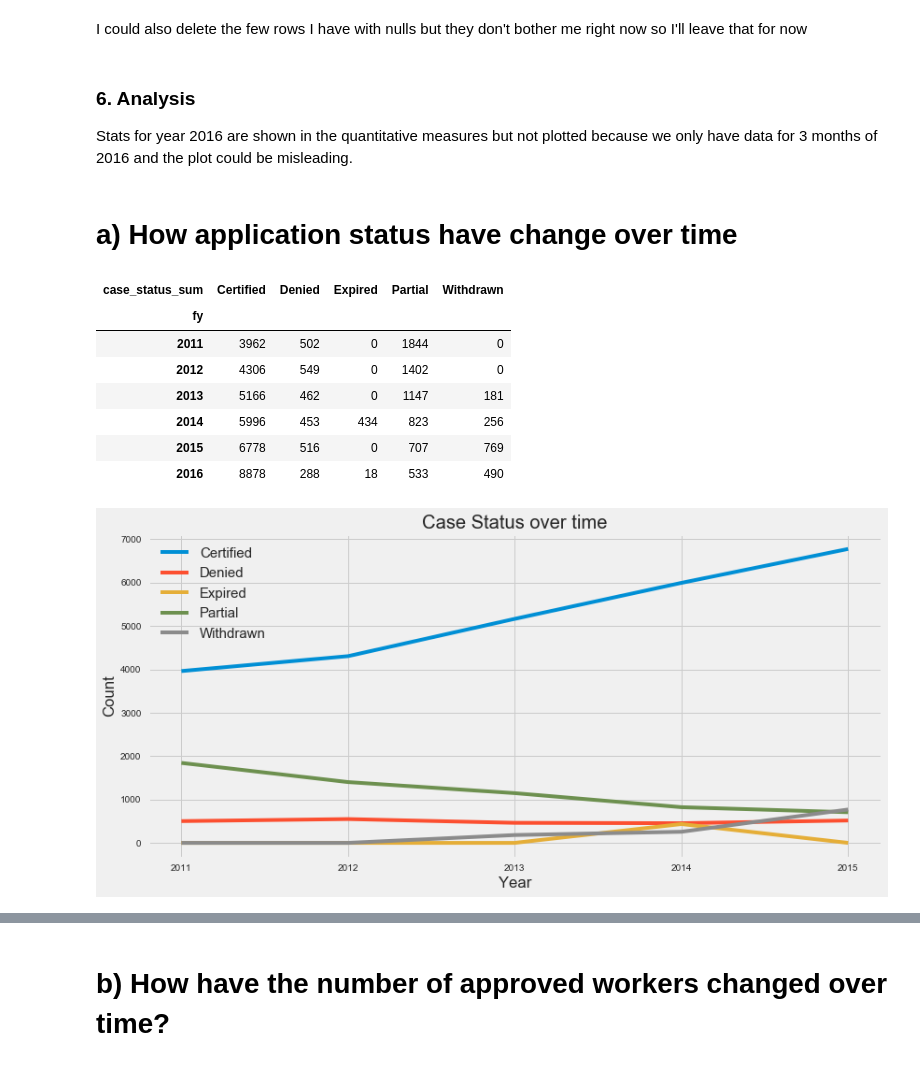
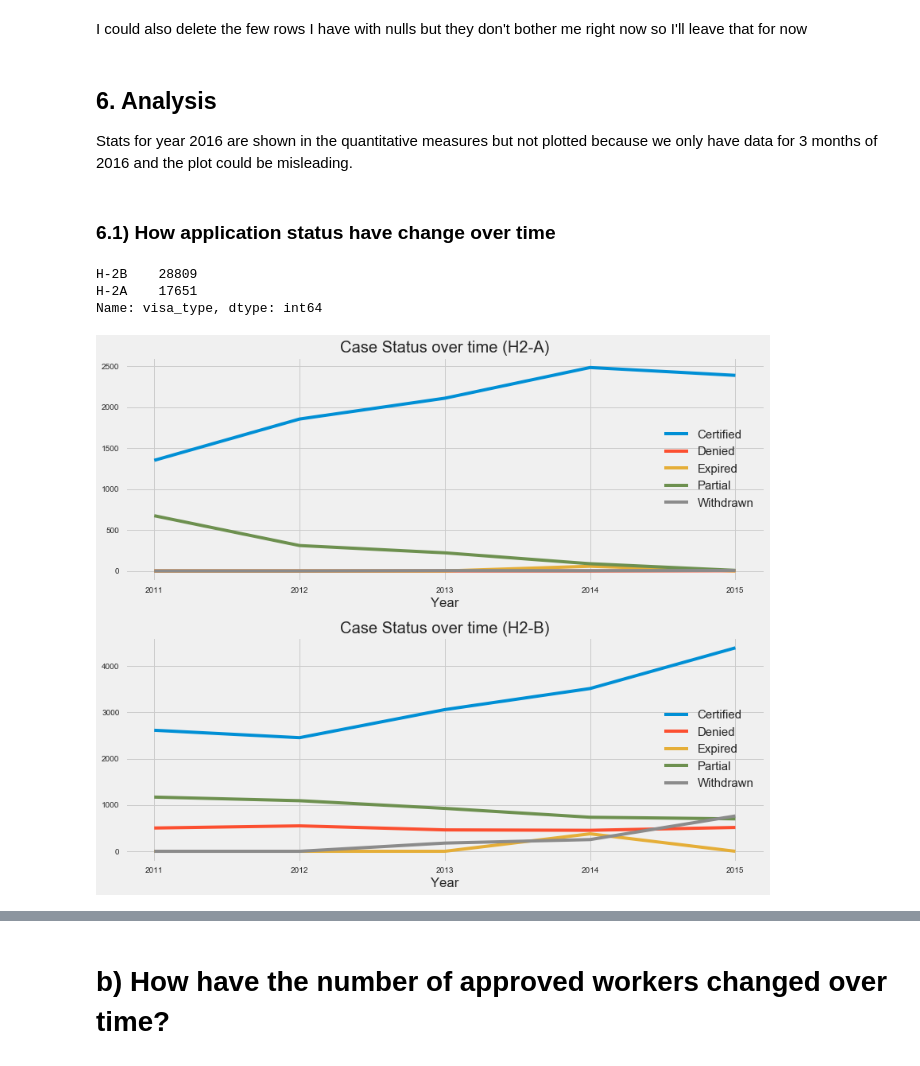
Before and after one commit to nachocarracedo/portfolio, a Jupyter notebook: H2_Visas/h2_visas_analysis.ipynb, the cells around one changed output, grey strips where cells are left out. Saved outputs shown, nothing was run; the diff lists cells and outputs as text; code cells hidden in the pictures.

Commit message:
visas

```diff
--- a/H2_Visas/h2_visas_analysis.ipynb
+++ b/H2_Visas/h2_visas_analysis.ipynb
@@ -763,2 +750,0 @@ It looks the city is in Canada/Saskatchewan (SK).Let's fix it:
-# %%
-h2visas_df.loc[h2visas_df.employer_state == 'NF','employer_state'] = 'SK'
@@ -813,6 +750,0 @@ h2visas_df.loc[h2visas_df.worksite_state == 'MH',['employer_city']]
-# %%
-print("fixing ....")
-h2visas_df.loc[h2visas_df.worksite_state == 'KA',['worksite_state']] = 'KS'
-h2visas_df.loc[h2visas_df.worksite_state == 'MH',['worksite_state']] = 'MI'
-h2visas_df.loc[h2visas_df.worksite_state == 'FM',['worksite_state']] = 'FL'
-print("\n.... done")
@@ -843,31 +793,43 @@ msno.matrix(h2visas_df)
 # %% [markdown]
 I could also delete the few rows I have with nulls but they don't bother me right now so I'll leave that for now
 # %% [markdown]
-### 6. Analysis
+## 6. Analysis
 Stats for year 2016 are shown in the quantitative measures but not plotted because we only have data for 3 months of 2016 and the plot could be misleading.
 # %% [markdown]
-# a) How application status have change over time
+### 6.1) How application status have change over time
-# %%
-apgp = h2visas_df.groupby(['fy','case_status_sum'])['fy'].count()
-to_plot = apgp.unstack(level=1,fill_value=0)
-to_plot
-# %% [output]
-| case_status_sum | Certified | Denied | Expired | Partial | Withdrawn |
-| fy |  |  |  |  |  |
-| 2011 | 3962 | 502 | 0 | 1844 | 0 |
-| 2012 | 4306 | 549 | 0 | 1402 | 0 |
-| 2013 | 5166 | 462 | 0 | 1147 | 181 |
-| 2014 | 5996 | 453 | 434 | 823 | 256 |
-| 2015 | 6778 | 516 | 0 | 707 | 769 |
-| 2016 | 8878 | 288 | 18 | 533 | 490 |
+# %%
+h2visas_df['visa_type'].value_counts()
+# %% [output]
+H-2B    28809
+H-2A    17651
+Name: visa_type, dtype: int64
+# %%
+h2visas_dfB = h2visas_df[h2visas_df['visa_type'] == 'H-2B']
+h2visas_dfA = h2visas_df[h2visas_df['visa_type'] == 'H-2A']
+
+
+apgpA = h2visas_dfA.groupby(['fy','case_status_sum'])['fy'].count()
+to_plotA = apgpA.unstack(level=1,fill_value=0)
+
+apgpB= h2visas_dfB.groupby(['fy','case_status_sum'])['fy'].count()
+to_plotB = apgpB.unstack(level=1,fill_value=0)
 # %%
-fig = plt.figure(figsize=(12,6))
-ax1 = plt.subplot2grid((1,1), (0, 0))
-ax1.set(xlabel='Year' , ylabel='Count', title='Case Status over time',xticks=(np.arange(2011, 2016, 1.0)))
+fig = plt.figure(figsize=(12,10))
+
+ax1 = plt.subplot2grid((2,1), (0, 0))
+ax1.set(xlabel='Year', title='Case Status over time (H2-A)',xticks=(np.arange(2011, 2016, 1.0)))
 ax1.ticklabel_format(useOffset=False)
-ax1.plot(to_plot.loc[:2015])
-ax1.legend(apgp.index.levels[1],loc=0,prop={'size':15})
+ax1.plot(to_plotA.loc[:2015])
+ax1.legend(apgpA.index.levels[1],loc=0,prop={'size':15})
+
+
+ax2 = plt.subplot2grid((2,1), (1, 0))
+ax2.set(xlabel='Year', title='Case Status over time (H2-B)',xticks=(np.arange(2011, 2016, 1.0)))
+ax2.ticklabel_format(useOffset=False)
+ax2.plot(to_plotB.loc[:2015])
+ax2.legend(apgpB.index.levels[1],loc=0,prop={'size':15})
+
 plt.tight_layout()
 plt.show()
 # %% [output]
-[figure, old version]
+[figure, new version]
```
Also changed, not shown: parts of 40 cells of this notebook, 1 other file.
